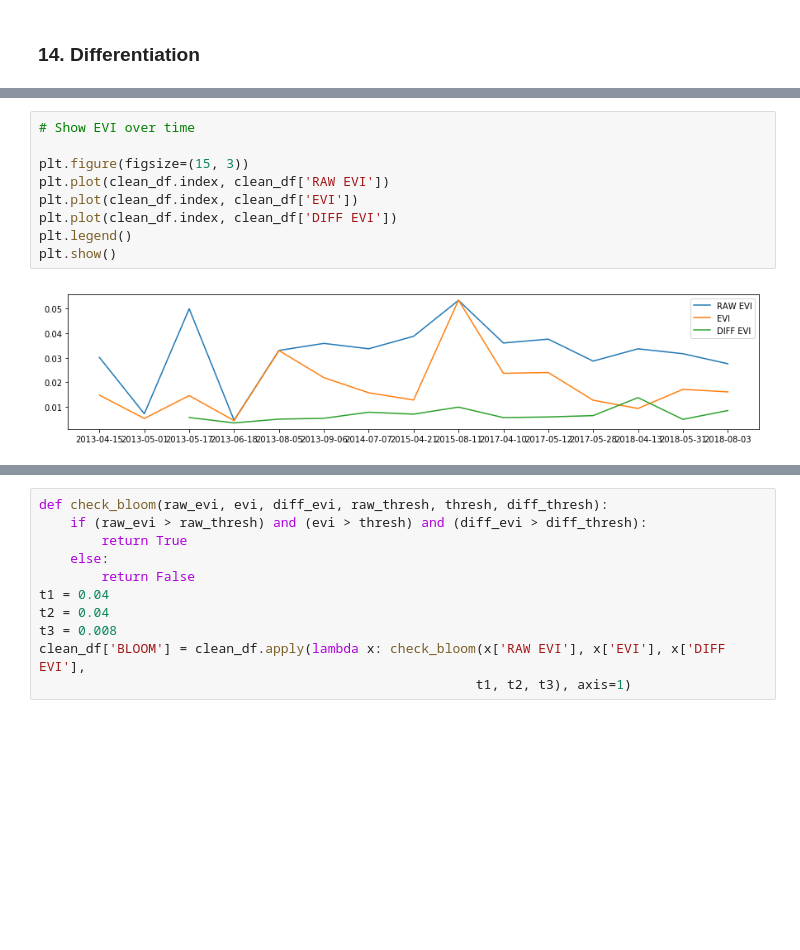
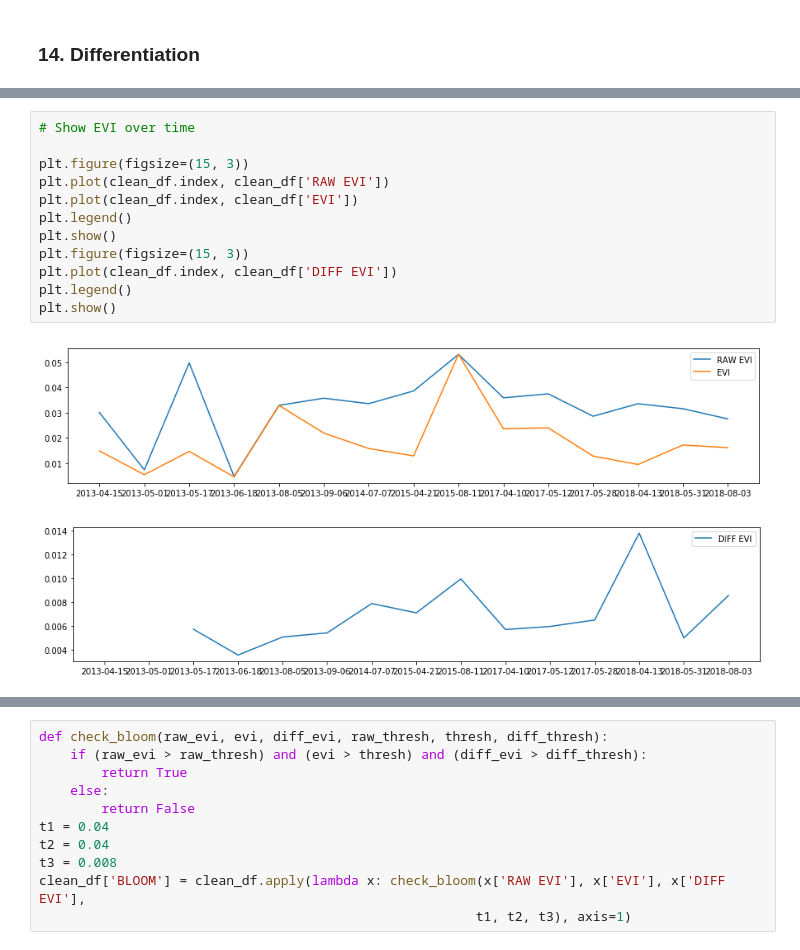
Before and after one commit to feleHaile/projections-clouds-and-Gdansk-Bay, a Jupyter notebook: algal_bloom_detection-chlorophyll_alpha.ipynb, the cells around one changed output, grey strips where cells are left out. Saved outputs shown, nothing was run; the diff lists cells and outputs as text; blank space fills up the shorter version.

```diff
--- a/algal_bloom_detection-chlorophyll_alpha.ipynb
+++ b/algal_bloom_detection-chlorophyll_alpha.ipynb
@@ -1175,11 +1238,15 @@ for idx in clean_df.index:
 # %%
 # Show EVI over time
 
 plt.figure(figsize=(15, 3))
 plt.plot(clean_df.index, clean_df['RAW EVI'])
 plt.plot(clean_df.index, clean_df['EVI'])
+plt.legend()
+plt.show()
+plt.figure(figsize=(15, 3))
 plt.plot(clean_df.index, clean_df['DIFF EVI'])
 plt.legend()
 plt.show()
 # %% [output]
-[figure, old version]
+[figure, new version]
+[figure, added]
```
Also changed, not shown: parts of 8 cells of this notebook.
